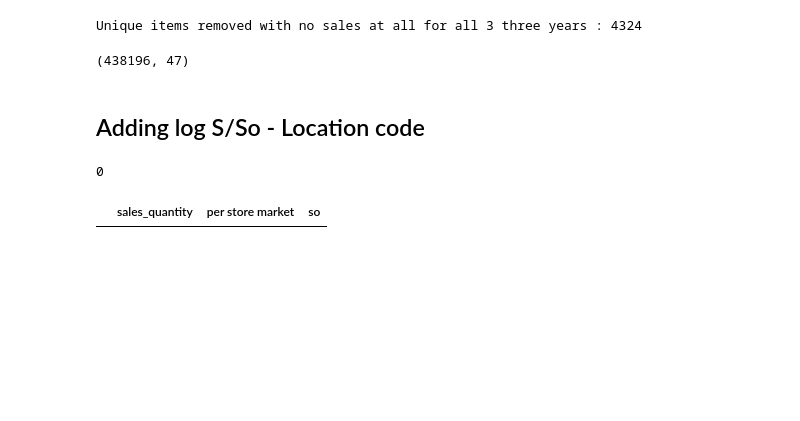
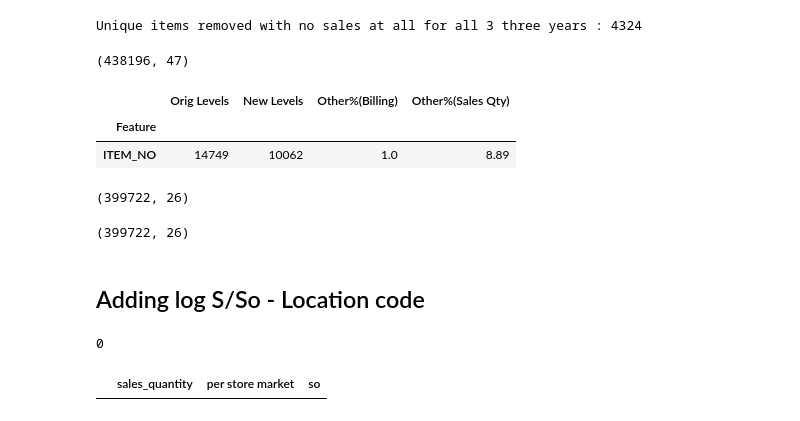
Before and after one commit to parulgaba/retail-model, a Jupyter notebook: model/linear_regression-pareto-items.ipynb, the cells around one changed output. Saved outputs shown, nothing was run; the diff lists cells and outputs as text; code cells hidden in the pictures; blank space fills up the shorter version.

```diff
--- a/model/linear_regression-pareto-items.ipynb
+++ b/model/linear_regression-pareto-items.ipynb
@@ -43,6 +31,6 @@ Index(['period', 'item_no', 'state', 'store_type', 'brand', 'store_location',
 # %%
-summary_df['stock_prevailing_mrp'] = summary_df['stock_prevailing_mrp'].div(1000000)
-summary_df['billing'] = summary_df['billing'].div(1000000)
+summary_df['stock_prevailing_mrp'] = summary_df['stock_prevailing_mrp'].div(10000)
+summary_df['billing'] = summary_df['billing'].div(10000)
 # %%
 items_no_sales = summary_df.groupby(['item_no']).agg({'sales_quantity':'sum'}).reset_index()
 unique_item_no_sales = items_no_sales[items_no_sales['sales_quantity'] == 0]['item_no'].unique()
@@ -56,21 +44,21 @@ summary_df.shape
 (438196, 47)
 # %%
 summary_df['item_no']=summary_df['item_no'].astype(str)
-summary_df['period']=summary_df['period'].astype(str)
+#summary_df['period']=summary_df['period'].astype(str)
 summary_df['case_shape']=summary_df['case_shape'].astype(str)
 # %%
-def paretoItems(df,cols):
+def paretoItems(df,cols = ['brand']):
     lst=[]
 
     for col in cols:
-
-        series=df.fillna(0).groupby([col]).agg({'sales_quantity':'sum'}).sort_values('sales_quantity',ascending=False)
+        series=df.fillna(0).groupby([col]).agg({'billing':'sum'}).sort_values('billing',ascending=False)
         mask=series.cumsum()/series.sum()>0.9
         #nos=mask.value_counts()[1]
         mask=mask.iloc[:,0]
         levels=len(df[col].unique())
 
         if levels>10:
+            df['brand'] = np.where(df[col].isin(series[mask].index),'Other',df['brand'])
             df[col] = np.where(df[col].isin(series[mask].index),'Other',df[col])
         new_levels=len(df[col].unique())
 
@@ -102,6 +90,35 @@ def paretoItems(df,cols):
     df1=df1.set_index("Feature")
 
     return df1,df
+# %%
+summary_items = summary_df
+
+summary_df_items_pareto, summary_items = paretoItems(summary_items, ['item_no'])
+
+summary_df_items_pareto
+# %% [output]
+|  | Orig Levels | New Levels | Other%(Billing) | Other%(Sales Qty) |
+| Feature |  |  |  |  |
+| ITEM_NO | 14749 | 10062 | 1.0 | 8.89 |
+# %%
+summarize_method={'brand':'first','region':'first',
+                  'city_type':'first','purchase_quantity':'sum','transfer_quantity':'sum','sales_quantity':'sum',
+                  'available_quantity': 'mean', 'stock_prevailing_mrp':'mean',
+                  'days_to_sell':'mean','num_of_customers':'sum','total_price':'mean','case_size_range':'first',
+                  'gender':'first','movement':'first','material':'first','dial_color':'first', 'strap_type':'first',
+                  'strap_color':'first', 'precious_stone':'first', 'glass':'first', 'case_shape':'first',
+                  'watch_type':'first'}
+
+
+sales_sum_df = summary_items.groupby(['store_type','item_no','period','state']).agg(summarize_method).reset_index()
+sales_sum_df.shape
+# %% [output]
+(399722, 26)
+# %%
+summary_df = sales_sum_df
+summary_df.shape
+# %% [output]
+(399722, 26)
 # %% [markdown]
 ## Adding log S/So - Location code
 # %%
```
Also changed, not shown: parts of 22 cells of this notebook.
